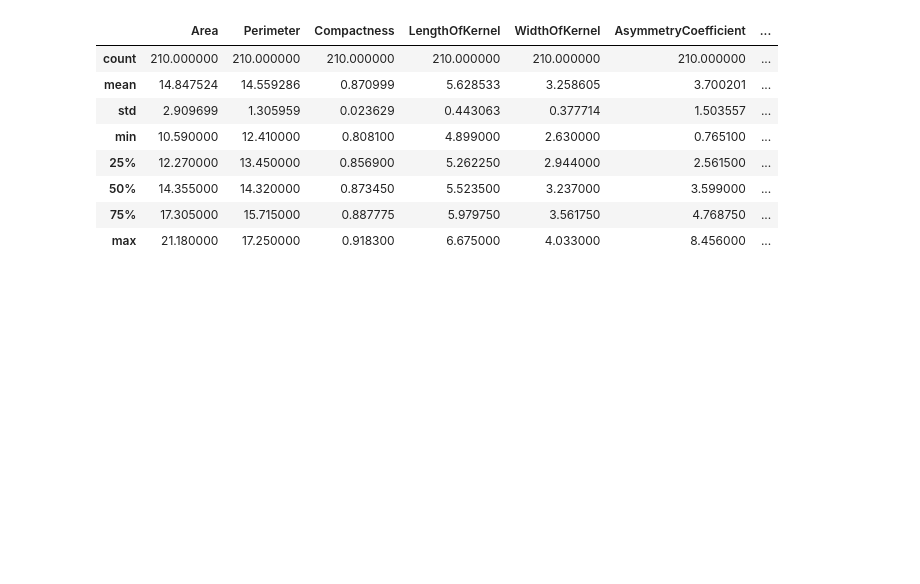
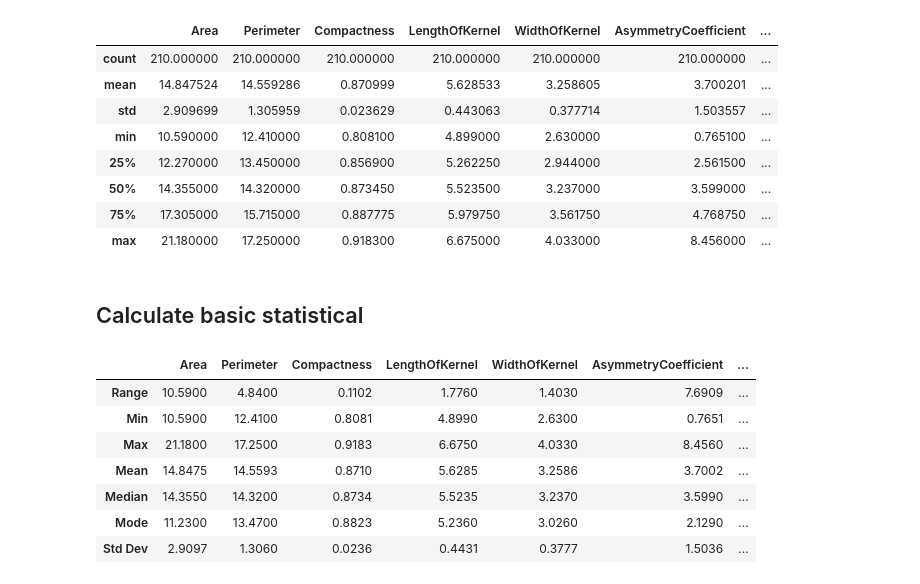
Before and after one commit to 3chammmpppthichanon/University, a Jupyter notebook: COS3302/Assignment3.ipynb, the cells around one changed output. Drawn from its saved outputs; the diff is of its cells as text; code cells hidden in the pictures; blank space fills up the shorter version.

```diff
--- a/COS3302/Assignment3.ipynb
+++ b/COS3302/Assignment3.ipynb
@@ -90,6 +90,36 @@ df.describe()
 | 50% | 14.355000 | 14.320000 | 0.873450 | 5.523500 | 3.237000 | 3.599000 | ... |
 | 75% | 17.305000 | 15.715000 | 0.887775 | 5.979750 | 3.561750 | 4.768750 | ... |
 | max | 21.180000 | 17.250000 | 0.918300 | 6.675000 | 4.033000 | 8.456000 | ... |
+# %% [markdown]
+## Calculate basic statistical
+# %%
+numerical_cols = ['Area', 'Perimeter', 'Compactness', 'LengthOfKernel',
+                 'WidthOfKernel', 'AsymmetryCoefficient', 'LengthOfKernelGroove']
+# %%
+stats = {}
+# %%
+for col in numerical_cols:
+    stats[col] = {
+        'Range': df[col].max() - df[col].min(),
+        'Min': df[col].min(),
+        'Max': df[col].max(),
+        'Mean': df[col].mean(),
+        'Median': df[col].median(),
+        'Mode': df[col].mode()[0],
+        'Std Dev': df[col].std()
+    }
+# %%
+stats_df = pd.DataFrame(stats).round(4)
+stats_df
+# %% [output]
+|  | Area | Perimeter | Compactness | LengthOfKernel | WidthOfKernel | AsymmetryCoefficient | ... |
+| Range | 10.5900 | 4.8400 | 0.1102 | 1.7760 | 1.4030 | 7.6909 | ... |
+| Min | 10.5900 | 12.4100 | 0.8081 | 4.8990 | 2.6300 | 0.7651 | ... |
+| Max | 21.1800 | 17.2500 | 0.9183 | 6.6750 | 4.0330 | 8.4560 | ... |
+| Mean | 14.8475 | 14.5593 | 0.8710 | 5.6285 | 3.2586 | 3.7002 | ... |
+| Median | 14.3550 | 14.3200 | 0.8734 | 5.5235 | 3.2370 | 3.5990 | ... |
+| Mode | 11.2300 | 13.4700 | 0.8823 | 5.2360 | 3.0260 | 2.1290 | ... |
+| Std Dev | 2.9097 | 1.3060 | 0.0236 | 0.4431 | 0.3777 | 1.5036 | ... |
 # %%
 df.hist(figsize=(15,15))
 plt.show()
```
Also changed, not shown: parts of 1 cell of this notebook, 1 other file.
